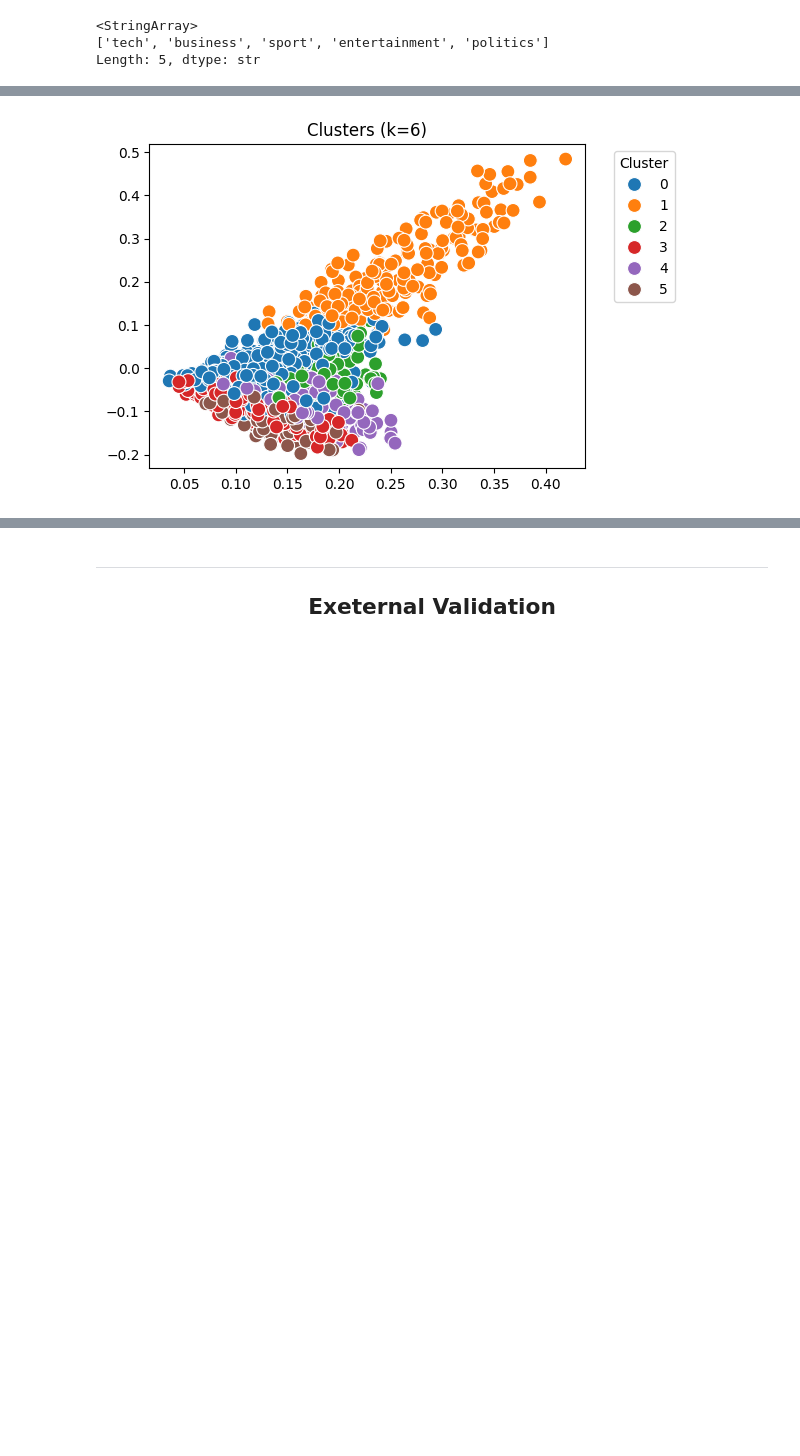
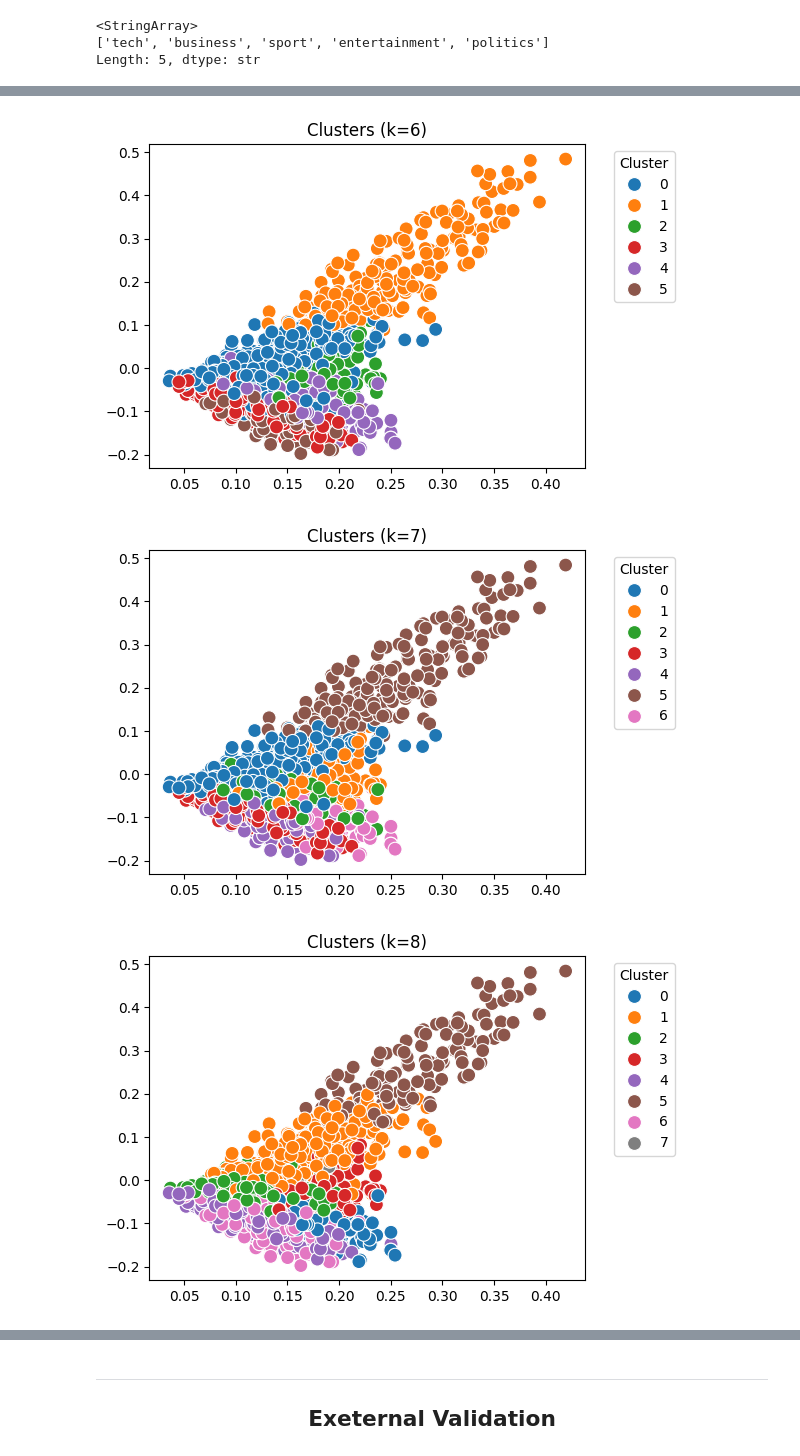
Before and after one commit to Aress07/Text-Mining, a Jupyter notebook: Lab5/lab-5.ipynb, the cells around one changed output, grey strips where cells are left out. Drawn from its saved outputs; the diff is of its cells as text; code cells hidden in the pictures; blank space fills up the shorter version.

```diff
--- a/Lab5/lab-5.ipynb
+++ b/Lab5/lab-5.ipynb
@@ -34,24 +34,26 @@ X_2d = svd.fit_transform(X_processed)
 # %%
 # Applying K-Means, n_clusters
 inertia_values = []
 silhouette_scores = []
-k_range = range(3, 7)
+k_range = range(3, 11)
 
 for k in k_range:
     model = KMeans(n_clusters=k, init='k-means++', max_iter=100, n_init=10, random_state=42)
     cluster_labels = model.fit_predict(X_processed)
 
     inertia_values.append(model.inertia_)
     silhouette_scores.append(silhouette_score(X_processed, cluster_labels))
 
     plt.figure(figsize=(6, 4))
     sns.scatterplot(x=X_2d[:, 0], y=X_2d[:, 1], hue=cluster_labels, palette='tab10', s=100)
     plt.title(f"Clusters (k={k})")
     plt.legend(title="Cluster", bbox_to_anchor=(1.05, 1), loc='upper left')
     plt.tight_layout()
     plt.show()
 # %% [output]
 [figure]
 [figure]
 [figure]
 [figure]
+[figure, added]
+[figure, added]
```
Also changed, not shown: parts of 3 cells of this notebook.
